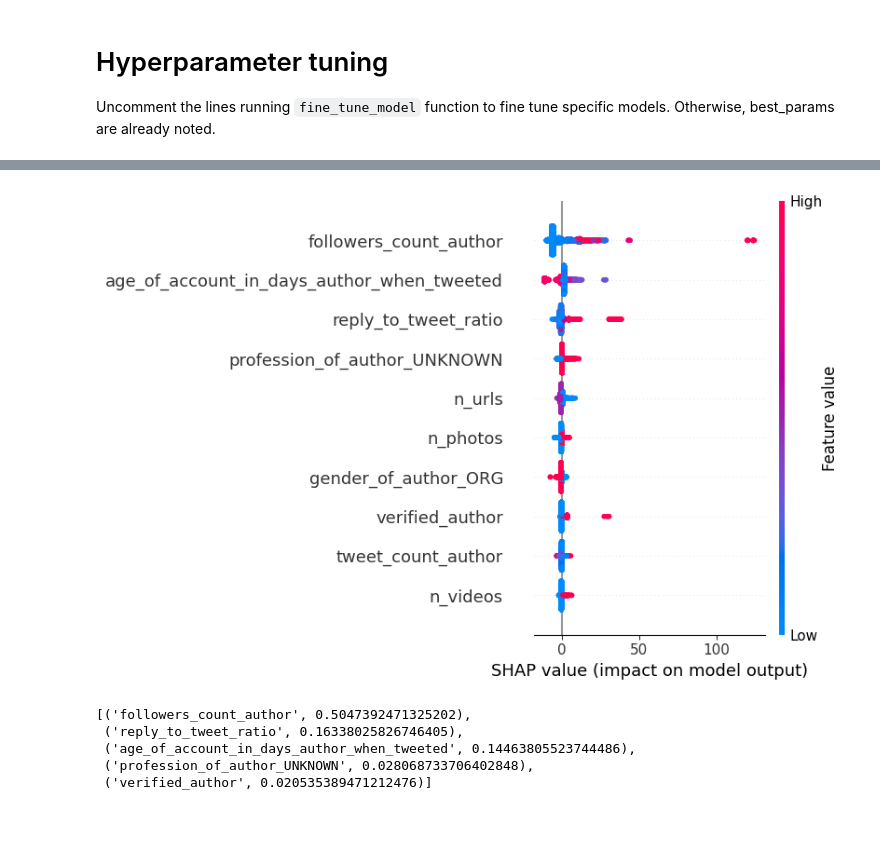
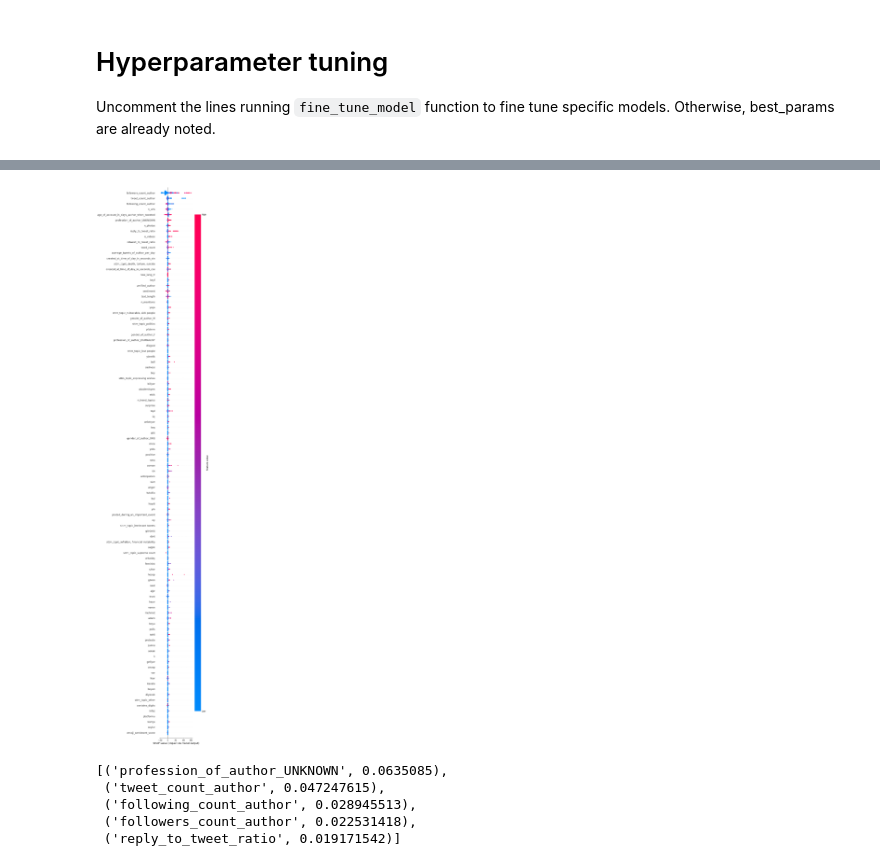
Before and after one commit to ossamum/kuleuven-thesis, a Jupyter notebook: 04_standard_tweet_like_count_predictive_modelling.ipynb, the cells around one changed output, grey strips where cells are left out. Drawn from its saved outputs; the diff is of its cells as text; code cells hidden in the pictures; blank space fills up the shorter version.

Commit message:
finalise like count prediction notebook

```diff
--- a/04_standard_tweet_like_count_predictive_modelling.ipynb
+++ b/04_standard_tweet_like_count_predictive_modelling.ipynb
@@ -117,6 +116,7 @@ irrelevant_columns = [
     "lang",  # incorporated via new_lang
     "geo",  # not representative
     "poll_ids",  # not representative
+    "emojis",  # incorporated with emoji sentiment score
 ]
 
 additional_irrelevant_columns = [
@@ -171,13 +171,15 @@ categorical_columns = [
 binary_columns = [
     "verified_author",
     "political_context_annotation",
-    "posted_during_an_important_event",
+    "contains_digits",
 ]
 
 target_columns = [
     "retweet_count",
     "like_count",
     "reply_count",
+    "log_like_count",
+    "log_retweet_count",
 ]
 
 numerical_columns = [
@@ -193,10 +195,12 @@ numerical_columns = [
     "average_tweets_of_author_per_day",
     "created_at_time_of_day_in_seconds_sin",
     "created_at_time_of_day_in_seconds_cos",
+    "posted_during_an_important_event",
     "n_media_keys",
     "n_hashtags",
     "n_urls",
     "n_mentions",
+    "emoji_sentiment_score",
     # emotions
     "positive",
     "fear",
@@ -247,11 +247,7 @@ preprocessed_df.head()
 sentence_embedding_cols = [
     c for c in preprocessed_df.columns if c.startswith("sentence_embedding")
 ]
-if USE_BERT_EMBEDDINGS:
-
-    preprocessed_df.loc[preprocessed_df.new_lang != "tr", sentence_embedding_cols] = 0
-else:
-    preprocessed_df.drop(columns=sentence_embedding_cols, inplace=True)
+preprocessed_df.drop(columns=sentence_embedding_cols, inplace=True)
 # %%
 def filter_n_values(data, col, threshold=10, other="other"):
     freq = data[col].value_counts().head(threshold).index.tolist()
@@ -378,7 +374,7 @@ def create_tfidf_features(dataset_df, vectorizer=None, max_features=1000):
     return pd.concat([dataset_df, tfidf_df], axis=1), vectorizer
 
 
-if not USE_BERT_EMBEDDINGS and TFIDF_ON:
+if TFIDF_ON:
     stopwords_by_lang = {
         "tr": get_stopwords("turkish"),
         "fr": get_stopwords("french"),
@@ -881,5 +910,5 @@ Predicting with the trained model
 # %%
-model = decision_tree_model
+model = xgboost_boost_model
 y_train_validation_predicted = model.predict(x_train_validation)
 y_test_predicted = model.predict(x_test)
 
@@ -891,7 +920,6 @@ y_test_predicted = back_transform_predictions(
 )
 
 
-# plot the predicted values against the true values
 def plot_predicted_vs_true(y_true, y_predicted):
     plt.scatter(y_true.like_count, y_predicted)
     plt.plot(
@@ -915,26 +943,26 @@ shap_values = shap.TreeExplainer(model).shap_values(x_test)
 # %%
 shap.summary_plot(
     shap_values,
     x_test,
     feature_names=x_train.columns.to_list(),
-    max_display=10,
+    max_display=100,
     show=False,
 )
 plt.savefig("shap.png")
 # %% [output]
-[figure, old version]
+[figure, new version]
 # %%
-importances = decision_tree_model.feature_importances_
+importances = model.feature_importances_
 importance_with_names = list(zip(x_train.columns.to_list(), importances))
 importance_with_names = list(
     sorted(importance_with_names, key=lambda x: x[1], reverse=True)
 )
 importance_with_names[:5]
 # %% [output]
-[('followers_count_author', 0.5047392471325202),
- ('reply_to_tweet_ratio', 0.16338025826746405),
- ('age_of_account_in_days_author_when_tweeted', 0.14463805523744486),
- ('profession_of_author_UNKNOWN', 0.028068733706402848),
- ('verified_author', 0.020535389471212476)]
+[('profession_of_author_UNKNOWN', 0.0635085),
+ ('tweet_count_author', 0.047247615),
+ ('following_count_author', 0.028945513),
+ ('followers_count_author', 0.022531418),
+ ('reply_to_tweet_ratio', 0.019171542)]
 # %%
 # get feature importances
```
Also changed, not shown: parts of 13 cells of this notebook.
